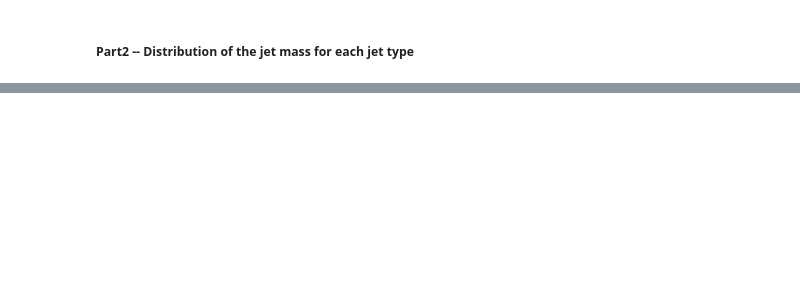
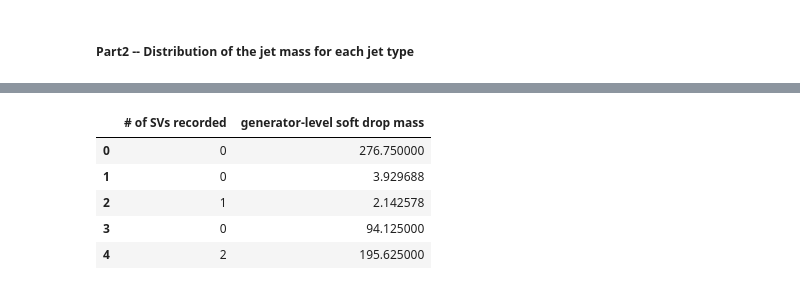
Before and after one commit to UCSDJLEE/DSC180B-A11-Project, a Jupyter notebook: DSC180B Group11 Project Report.ipynb, the cells around one changed output, grey strips where cells are left out. Drawn from its saved outputs; the diff is of its cells as text; code cells hidden in the pictures; blank space fills up the shorter version.

```diff
--- a/DSC180B Group11 Project Report.ipynb
+++ b/DSC180B Group11 Project Report.ipynb
@@ -201,0 +251,17 @@ print('\n')
+# %%
+# Construct dataframe with available information
+
+qcd_dict = {
+    '# of SVs recorded':qcd_num_svs,
+    'generator-level soft drop mass':qcd_jet_mass
+}
+
+qcd_df = pd.DataFrame(qcd_dict)
+display(qcd_df.head())
+# %% [output]
+|  | # of SVs recorded | generator-level soft drop mass |
+| 0 | 0 | 276.750000 |
+| 1 | 0 | 3.929688 |
+| 2 | 1 | 2.142578 |
+| 3 | 0 | 94.125000 |
+| 4 | 2 | 195.625000 |
```
Also changed, not shown: parts of 24 cells of this notebook, 1 other file.
